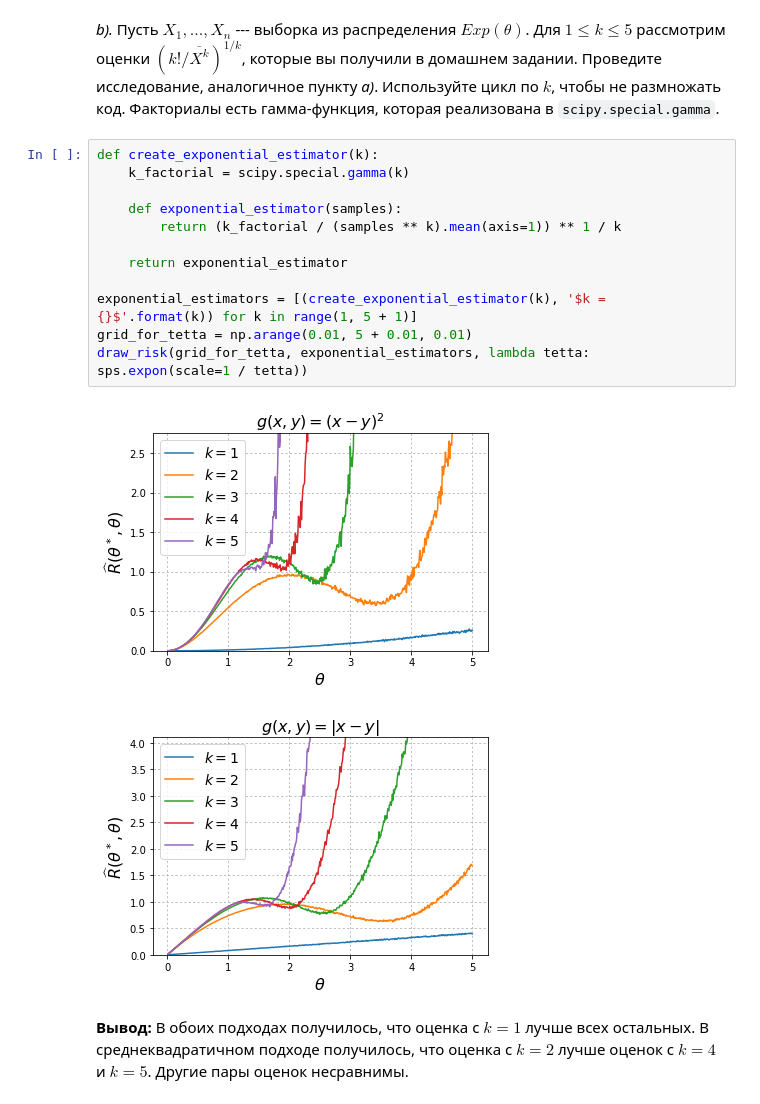
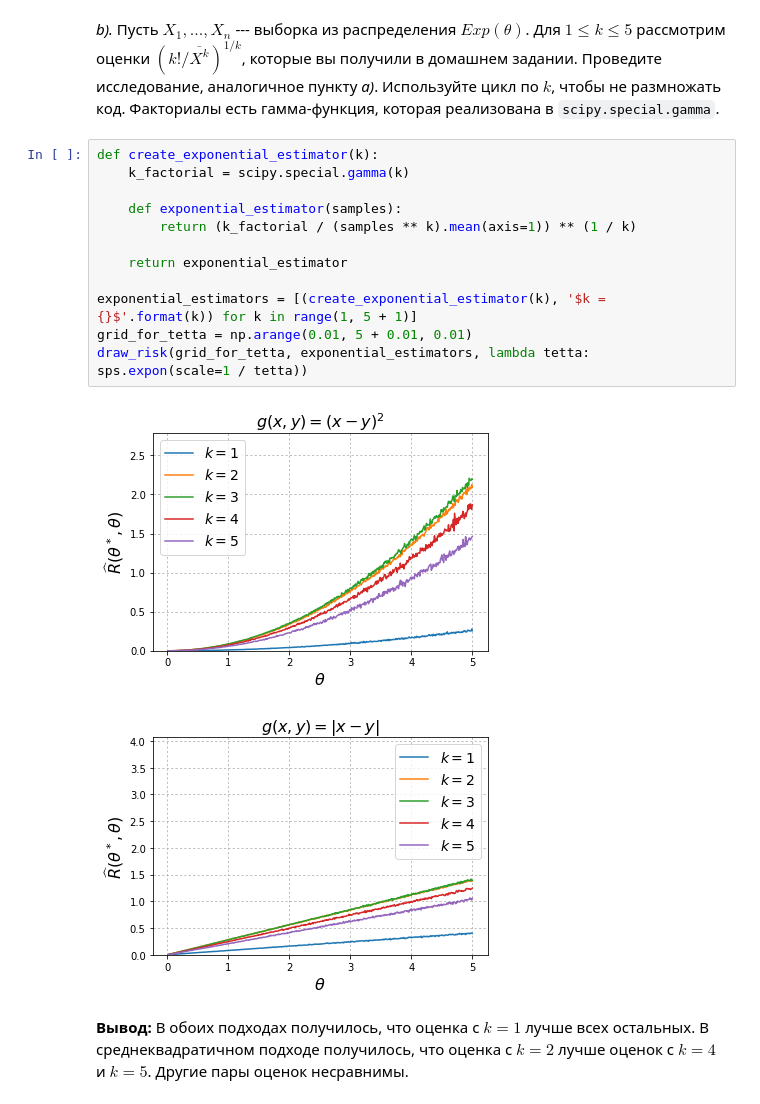
Before and after one commit to heorhii-bolotov/MIPT-Statistics, a Jupyter notebook: 2/2.30.ipynb, the cells around one changed output. Saved outputs shown, nothing was run; the diff lists cells and outputs as text.

```diff
--- a/2/2.30.ipynb
+++ b/2/2.30.ipynb
@@ -555,18 +555,18 @@ draw_risk(grid_for_tetta, uniform_estimators, lambda tetta: sps.uniform(scale=te
 # %%
 def create_exponential_estimator(k):
     k_factorial = scipy.special.gamma(k)
 
     def exponential_estimator(samples):
-        return (k_factorial / (samples ** k).mean(axis=1)) ** 1 / k
+        return (k_factorial / (samples ** k).mean(axis=1)) ** (1 / k)
 
     return exponential_estimator
 
 exponential_estimators = [(create_exponential_estimator(k), '$k = {}$'.format(k)) for k in range(1, 5 + 1)]
 grid_for_tetta = np.arange(0.01, 5 + 0.01, 0.01)
 draw_risk(grid_for_tetta, exponential_estimators, lambda tetta: sps.expon(scale=1 / tetta))
 # %% [output]
-[figure, old version]
+[figure, new version]
-[figure, old version]
+[figure, new version]
 # %% [markdown]
 **Вывод:** В обоих подходах получилось, что оценка с $k=1$ лучше всех остальных. В среднеквадратичном подходе получилось, что оценка с $k=2$ лучше оценок с $k=4$ и $k=5$. Другие пары оценок несравнимы.
 # %% [markdown]
```
Also changed, not shown: parts of 1 cell of this notebook.
